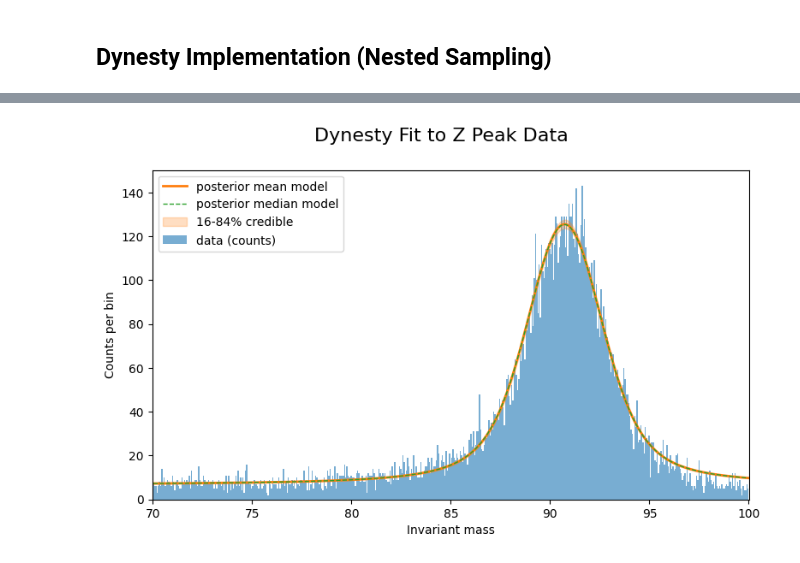
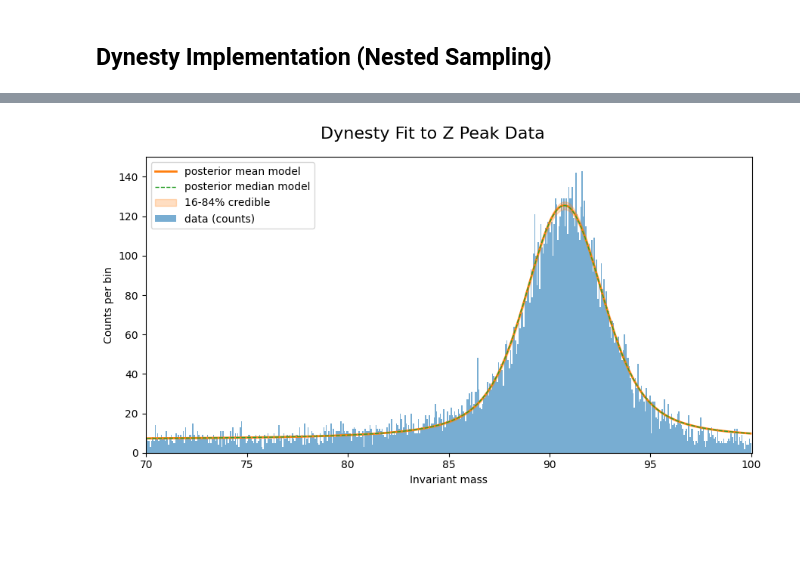
Before and after one commit to Lakshya-Awatramani/ZPeak_CMS, a Jupyter notebook: main.ipynb, the cells around one changed output, grey strips where cells are left out. Cells and saved outputs as stored; diff of their text form; code cells hidden in the pictures; blank space fills up the shorter version.

```diff
--- a/main.ipynb
+++ b/main.ipynb
@@ -105,30 +107,30 @@ plt.show()
 # %%
 # Uncertainty band from posterior samples (weighted draw)
 n_draw = 500
 rng = np.random.default_rng(12345)
 indices = rng.choice(len(samples), size=n_draw, replace=True, p=w)
 models = []
 for idx in indices:
     p = samples[idx]
     # model returns counts per bin directly
     models.append(model(x, p[0], p[1], p[2], p[3], p[4]))
 models = np.vstack(models)
 lower = np.percentile(models, 16, axis=0)
 upper = np.percentile(models, 84, axis=0)
 median = np.percentile(models, 50, axis=0)
 
 # Plot the fitted models vs the observed data
 fig, ax = plt.subplots(figsize=(9,5))
 ax.bar(x, obs, width=width, align='center', alpha=0.6, label='data (counts)')
 ax.plot(x, model_mean, color='C1', lw=2, label='posterior mean model')
 ax.plot(x, median, color='C2', lw=1, ls='--', label='posterior median model')
 ax.fill_between(x, lower, upper, color='C1', alpha=0.25, label='16-84% credible')
 ax.set_xlabel('Invariant mass')
 ax.set_ylabel('Counts per bin')
 ax.legend()
 ax.set_xlim(x.min() - width, x.max() + width)
 fig.suptitle('Dynesty Fit to Z Peak Data', fontsize=16)
-figt.tight_layout()
+fig.tight_layout()
 plt.show()
 # %% [output]
-[figure, old version]
+[figure, new version]
```
Also changed, not shown: parts of 6 cells of this notebook, 1 other file.
